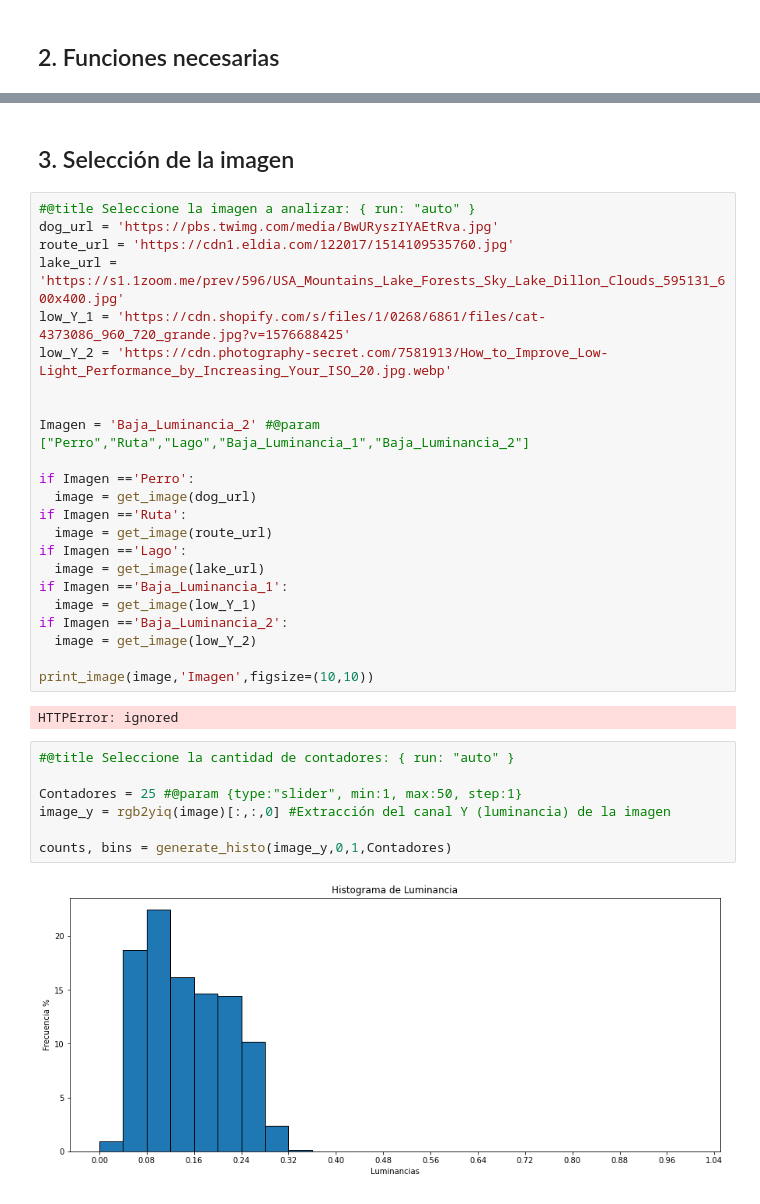
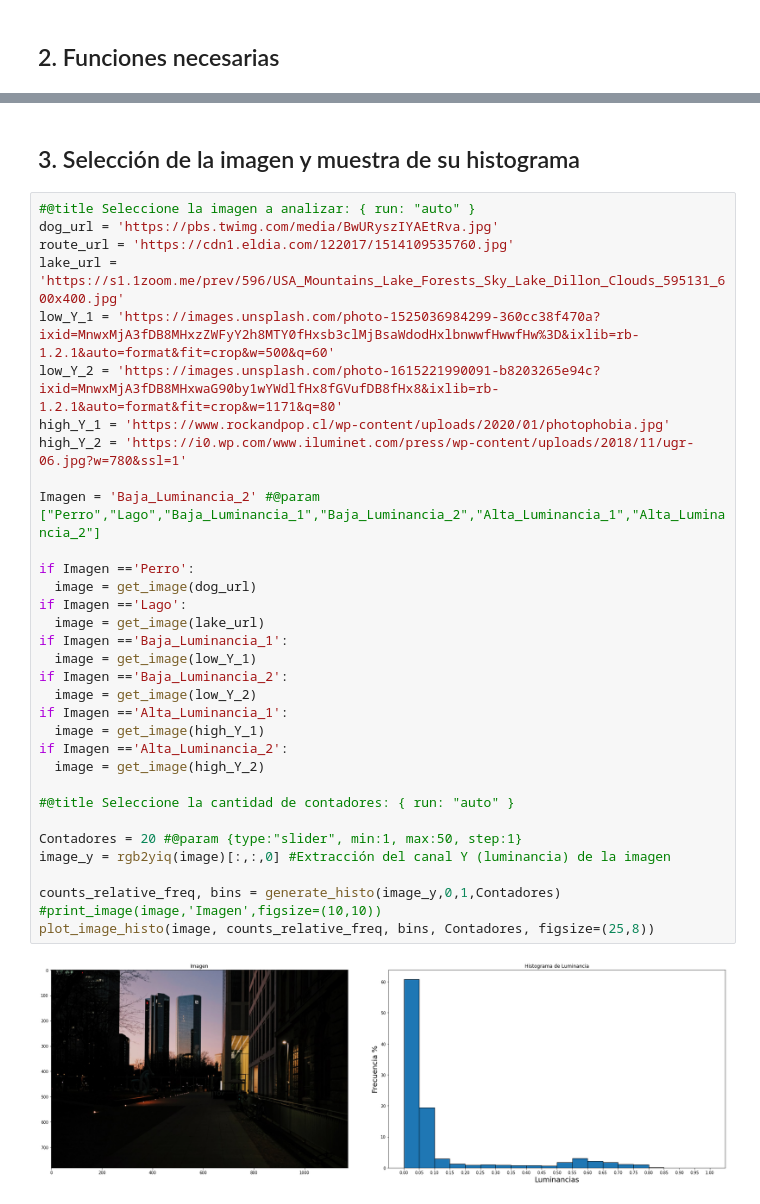
Before and after one commit to nicolassalomon96/procesamiento_imagenes_UNS, a Jupyter notebook: TP4/Histograma_de_luminancia.ipynb, the cells around one changed output, grey strips where cells are left out. Drawn from its saved outputs; the diff is of its cells as text.

```diff
--- a/TP4/Histograma_de_luminancia.ipynb
+++ b/TP4/Histograma_de_luminancia.ipynb
@@ -134,36 +154,37 @@ def generate_histo(Y, min, max, steps):
 # %% [markdown]
-## 3. Selección de la imagen
+## 3. Selección de la imagen y muestra de su histograma
 # %%
 #@title Seleccione la imagen a analizar: { run: "auto" }
 dog_url = 'https://pbs.twimg.com/media/BwURyszIYAEtRva.jpg'
 route_url = 'https://cdn1.eldia.com/122017/1514109535760.jpg'
 lake_url = 'https://s1.1zoom.me/prev/596/USA_Mountains_Lake_Forests_Sky_Lake_Dillon_Clouds_595131_600x400.jpg'
-low_Y_1 = 'https://cdn.shopify.com/s/files/1/0268/6861/files/cat-4373086_960_720_grande.jpg?v=1576688425'
-low_Y_2 = 'https://cdn.photography-secret.com/7581913/How_to_Improve_Low-Light_Performance_by_Increasing_Your_ISO_20.jpg.webp'
+low_Y_1 = 'https://images.unsplash.com/photo-1525036984299-360cc38f470a?ixid=MnwxMjA3fDB8MHxzZWFyY2h8MTY0fHxsb3clMjBsaWdodHxlbnwwfHwwfHw%3D&ixlib=rb-1.2.1&auto=format&fit=crop&w=500&q=60'
+low_Y_2 = 'https://images.unsplash.com/photo-1615221990091-b8203265e94c?ixid=MnwxMjA3fDB8MHxwaG90by1wYWdlfHx8fGVufDB8fHx8&ixlib=rb-1.2.1&auto=format&fit=crop&w=1171&q=80'
+high_Y_1 = 'https://www.rockandpop.cl/wp-content/uploads/2020/01/photophobia.jpg'
+high_Y_2 = 'https://i0.wp.com/www.iluminet.com/press/wp-content/uploads/2018/11/ugr-06.jpg?w=780&ssl=1'
 
-
-Imagen = 'Baja_Luminancia_2' #@param ["Perro","Ruta","Lago","Baja_Luminancia_1","Baja_Luminancia_2"]
+Imagen = 'Baja_Luminancia_2' #@param ["Perro","Lago","Baja_Luminancia_1","Baja_Luminancia_2","Alta_Luminancia_1","Alta_Luminancia_2"]
 
 if Imagen =='Perro':
   image = get_image(dog_url)
-if Imagen =='Ruta':
-  image = get_image(route_url)
 if Imagen =='Lago':
   image = get_image(lake_url)
 if Imagen =='Baja_Luminancia_1':
   image = get_image(low_Y_1)
 if Imagen =='Baja_Luminancia_2':
   image = get_image(low_Y_2)
+if Imagen =='Alta_Luminancia_1':
+  image = get_image(high_Y_1)
+if Imagen =='Alta_Luminancia_2':
+  image = get_image(high_Y_2)
 
-print_image(image,'Imagen',figsize=(10,10))
+#@title Seleccione la cantidad de contadores: { run: "auto" }
+
+Contadores = 20 #@param {type:"slider", min:1, max:50, step:1}
+image_y = rgb2yiq(image)[:,:,0] #Extracción del canal Y (luminancia) de la imagen
+
+counts_relative_freq, bins = generate_histo(image_y,0,1,Contadores)
+#print_image(image,'Imagen',figsize=(10,10))
+plot_image_histo(image, counts_relative_freq, bins, Contadores, figsize=(25,8))
 # %% [output]
-HTTPError: ignored
+[figure, added]
-# %%
-#@title Seleccione la cantidad de contadores: { run: "auto" }
-
-Contadores = 25 #@param {type:"slider", min:1, max:50, step:1}
-image_y = rgb2yiq(image)[:,:,0] #Extracción del canal Y (luminancia) de la imagen
-
-counts, bins = generate_histo(image_y,0,1,Contadores)
-# %% [output]
-[figure, removed]
```
Also changed, not shown: parts of 3 cells of this notebook.
